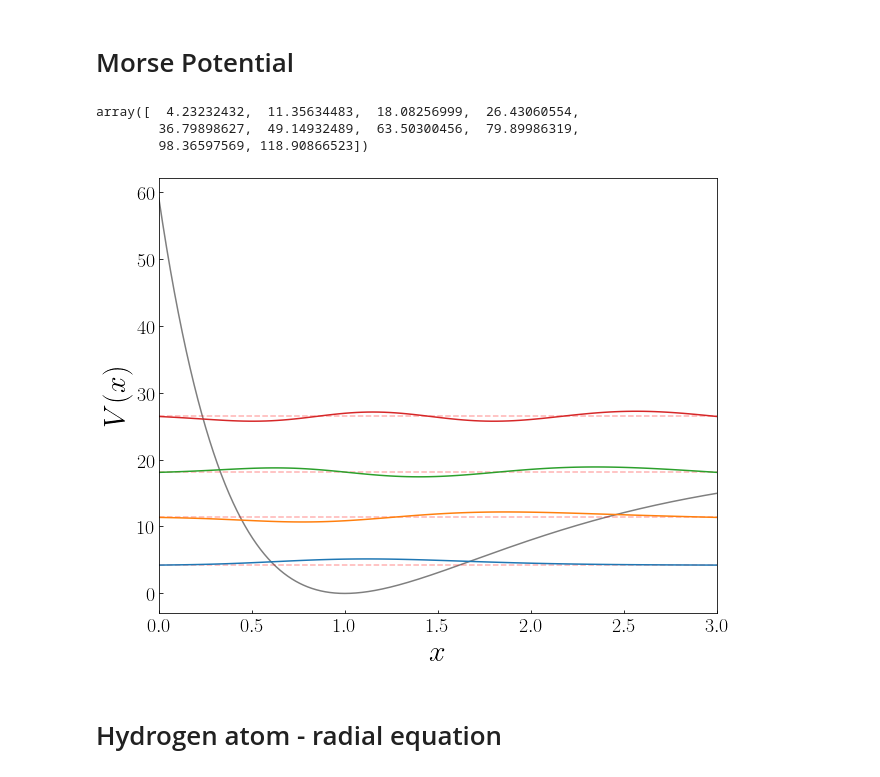
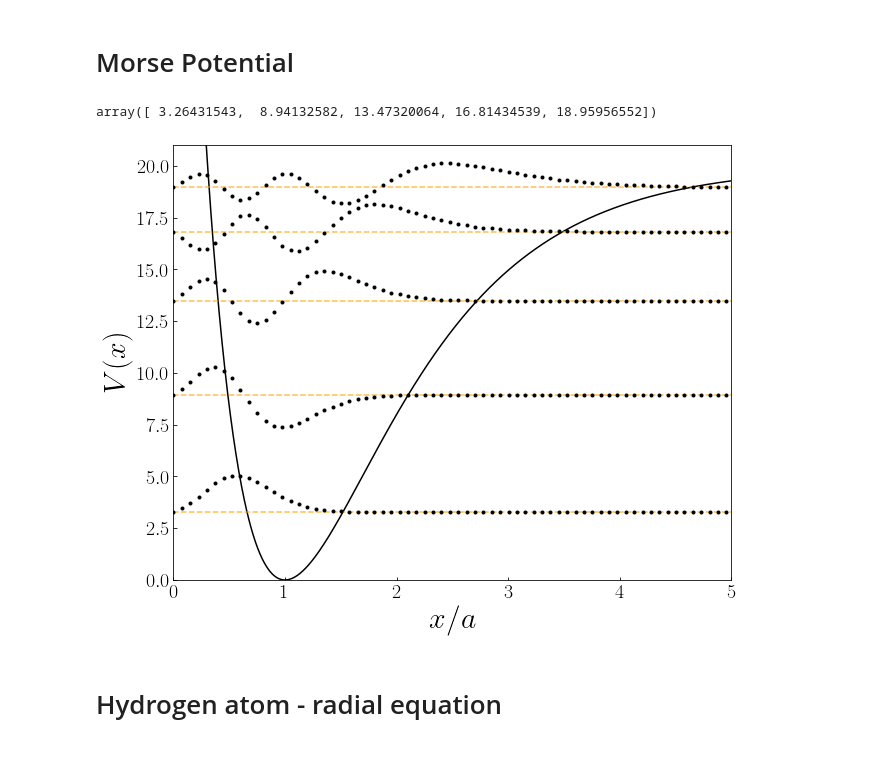
Before and after one commit to rwhitehill/CP-PHYS811-F24, a Jupyter notebook: P3/main.ipynb, the cells around one changed output. Drawn from its saved outputs; the diff is of its cells as text; code cells hidden in the pictures.

```diff
--- a/P3/main.ipynb
+++ b/P3/main.ipynb
@@ -259,0 +296,3 @@ plt.show()
+# %%
+x = np.linspace(0,50,1000)
+plt.plot(x,V(x))
@@ -259,0 +302,8 @@ plt.show()
+# %%
+N    = np.arange(1,9)
+spec = []
+b,V0   = 0.5,50
+for _ in N:
+    x,E,psi = solve_SE(0,100,1000,lambda t: V(t,b=b,N=_,V0=V0))
+    E,psi   = E[E<V0],psi[E<V0]
+    spec.append(E)
@@ -260,33 +377,41 @@ plt.show()
 # %% [markdown]
 # Morse Potential
 # %%
-def V(t,D=20,x0=1):
-    return D*(1-np.exp(-(t-x0)))**2
+def V(t,D=20,a=1):
+    return D*(1-np.exp(-a*(t-1)))**2
 # %%
-x,E,psi = solve_SE(0,3,100,V)
+D,a = 20,0.75
+x,E,psi = solve_SE(0,10,1000,lambda t: V(t,D=20,a=0.75))
+E,psi   = E[E<D],psi[E<D]
+
+
+h = x[1] - x[0]
 # %%
-E[:10]
+E
 # %% [output]
-array([  4.23232432,  11.35634483,  18.08256999,  26.43060554,
-        36.79898627,  49.14932489,  63.50300456,  79.89986319,
-        98.36597569, 118.90866523])
+array([ 3.26431543,  8.94132582, 13.47320064, 16.81434539, 18.95956552])
 # %%
 nrows,ncols = 1,1
 fig,ax = plt.subplots(nrows=nrows,ncols=ncols,figsize=(10*ncols,8*nrows))
 
-x_ = np.linspace(0,3,1000)
-ax.plot(x_,V(x_),color='k',alpha=0.5)
+x_ = np.linspace(0,5,1000)
+ax.plot(x_,V(x_),color='k',alpha=1)
 
+scale = 1.8
+for i in range(len(E)):
 
-for i in range(4):
-    ax.axhline(E[i],color='r',ls='--',alpha=0.3)
-    ax.plot(x,5*psi[i] + E[i])
+    ax.axhline(E[i],color='orange',ls='--',alpha=0.7)
+    # ax.plot(x, + E[i],'k.',alpha=0.8,label=r'$\rm numeric$' if i==0 else '')
+    ax.plot(x_[::15],scale*psi[i][::15]/np.sqrt(h)+E[i],'k.')#,label=r'$\rm numeric$' if i==0 else '')
 
-ax.set_xlim(0,3)
-ax.set_xlabel(r'$x$',size=30)
+ax.set_xlim(0,5)
+ax.set_ylim(0,21)
+ax.set_xlabel(r'$x/a$',size=30)
 ax.set_ylabel(r'$V(x)$',size=30)
 ax.tick_params(axis='both',which='major',labelsize=20,direction='in')
+# ax.legend(fontsize=20,loc='upper center',frameon=False)
 
 plt.show()
+fig.savefig(r'morse_wfs.pdf',bbox_inches='tight')
 # %% [output]
-[figure, old version]
+[figure, new version]
```
Also changed, not shown: parts of 25 cells of this notebook, 18 other files.
